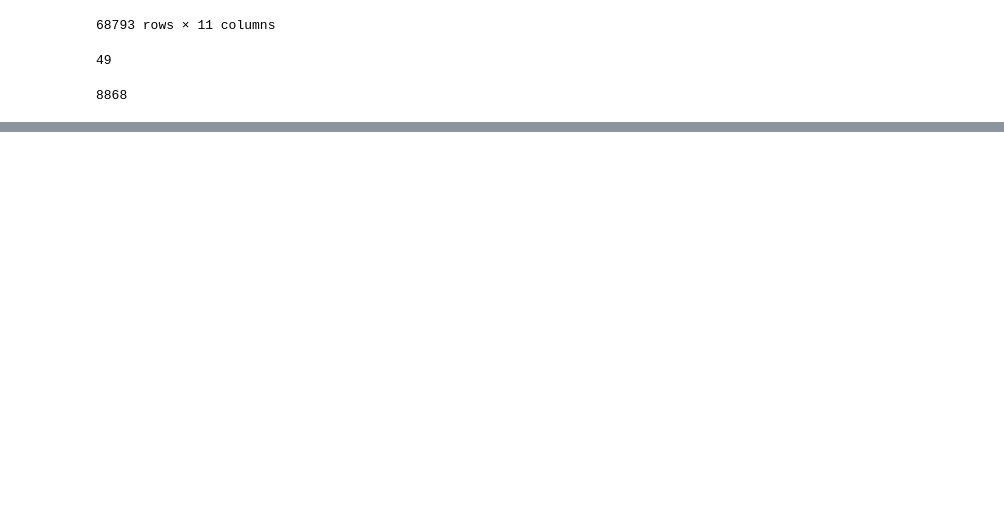
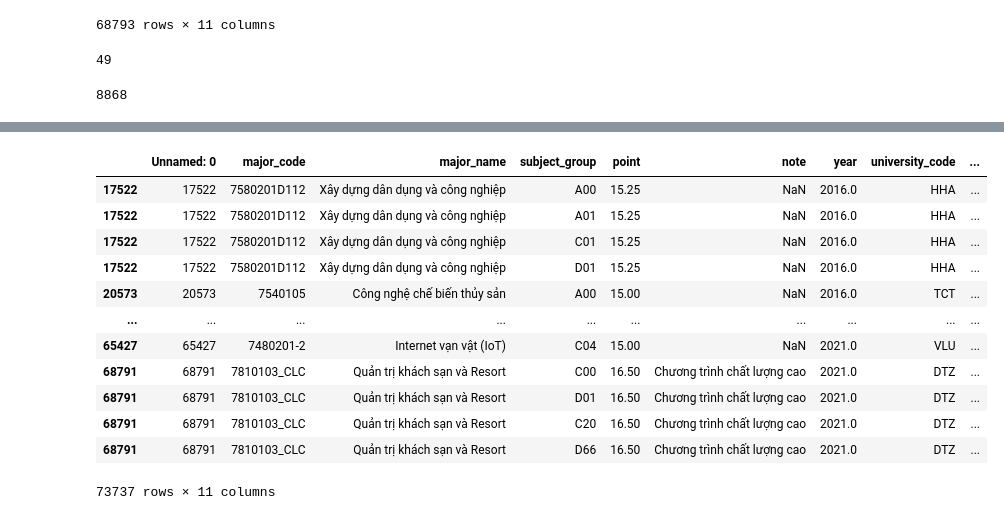
Before and after one commit to mdnam2410/dv-final, a Jupyter notebook: Merge_final_data.ipynb, the cells around one changed output, grey strips where cells are left out. Drawn from its saved outputs; the diff is of its cells as text; code cells hidden in the pictures; blank space fills up the shorter version.

```diff
--- a/Merge_final_data.ipynb
+++ b/Merge_final_data.ipynb
@@ -114,0 +145,17 @@ SyntaxError: invalid syntax (Temp/ipykernel_12404/2279459418.py, line 1)
+# %%
+final_df = final_df.explode('subject_group')
+final_df
+# %% [output]
+|  | Unnamed: 0 | major_code | major_name | subject_group | point | note | year | university_code | ... |
+| 17522 | 17522 | 7580201D112 | Xây dựng dân dụng và công nghiệp | A00 | 15.25 | NaN | 2016.0 | HHA | ... |
+| 17522 | 17522 | 7580201D112 | Xây dựng dân dụng và công nghiệp | A01 | 15.25 | NaN | 2016.0 | HHA | ... |
+| 17522 | 17522 | 7580201D112 | Xây dựng dân dụng và công nghiệp | C01 | 15.25 | NaN | 2016.0 | HHA | ... |
+| 17522 | 17522 | 7580201D112 | Xây dựng dân dụng và công nghiệp | D01 | 15.25 | NaN | 2016.0 | HHA | ... |
+| 20573 | 20573 | 7540105 | Công nghệ chế biến thủy sản | A00 | 15.00 | NaN | 2016.0 | TCT | ... |
+| ... | ... | ... | ... | ... | ... | ... | ... | ... | ... |
+| 65427 | 65427 | 7480201-2 | Internet vạn vật (IoT) | C04 | 15.00 | NaN | 2021.0 | VLU | ... |
+| 68791 | 68791 | 7810103_CLC | Quản trị khách sạn và Resort | C00 | 16.50 | Chương trình chất lượng cao | 2021.0 | DTZ | ... |
+| 68791 | 68791 | 7810103_CLC | Quản trị khách sạn và Resort | D01 | 16.50 | Chương trình chất lượng cao | 2021.0 | DTZ | ... |
+| 68791 | 68791 | 7810103_CLC | Quản trị khách sạn và Resort | C20 | 16.50 | Chương trình chất lượng cao | 2021.0 | DTZ | ... |
+| 68791 | 68791 | 7810103_CLC | Quản trị khách sạn và Resort | D66 | 16.50 | Chương trình chất lượng cao | 2021.0 | DTZ | ... |
+73737 rows × 11 columns
```
Also changed, not shown: parts of 18 cells of this notebook, 1 other file.
